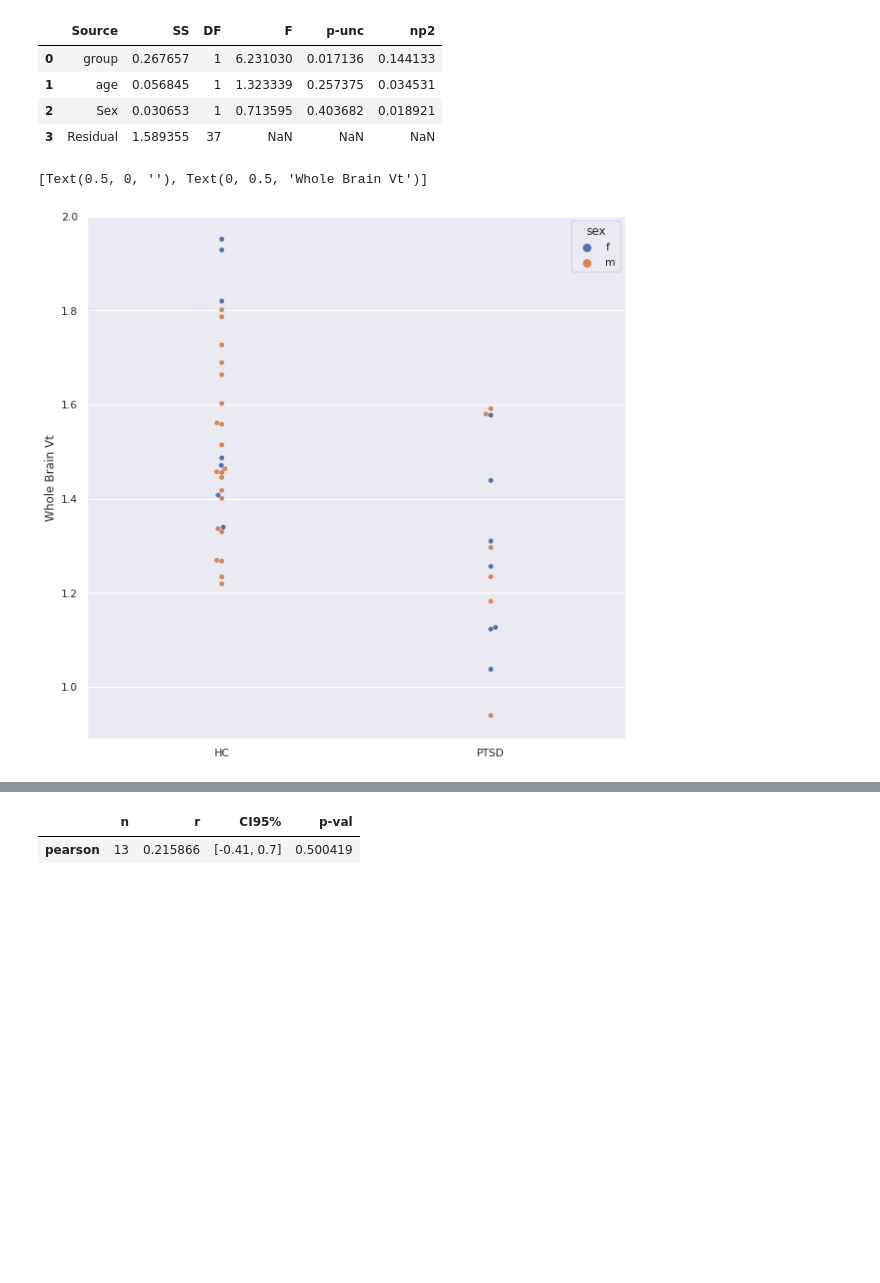
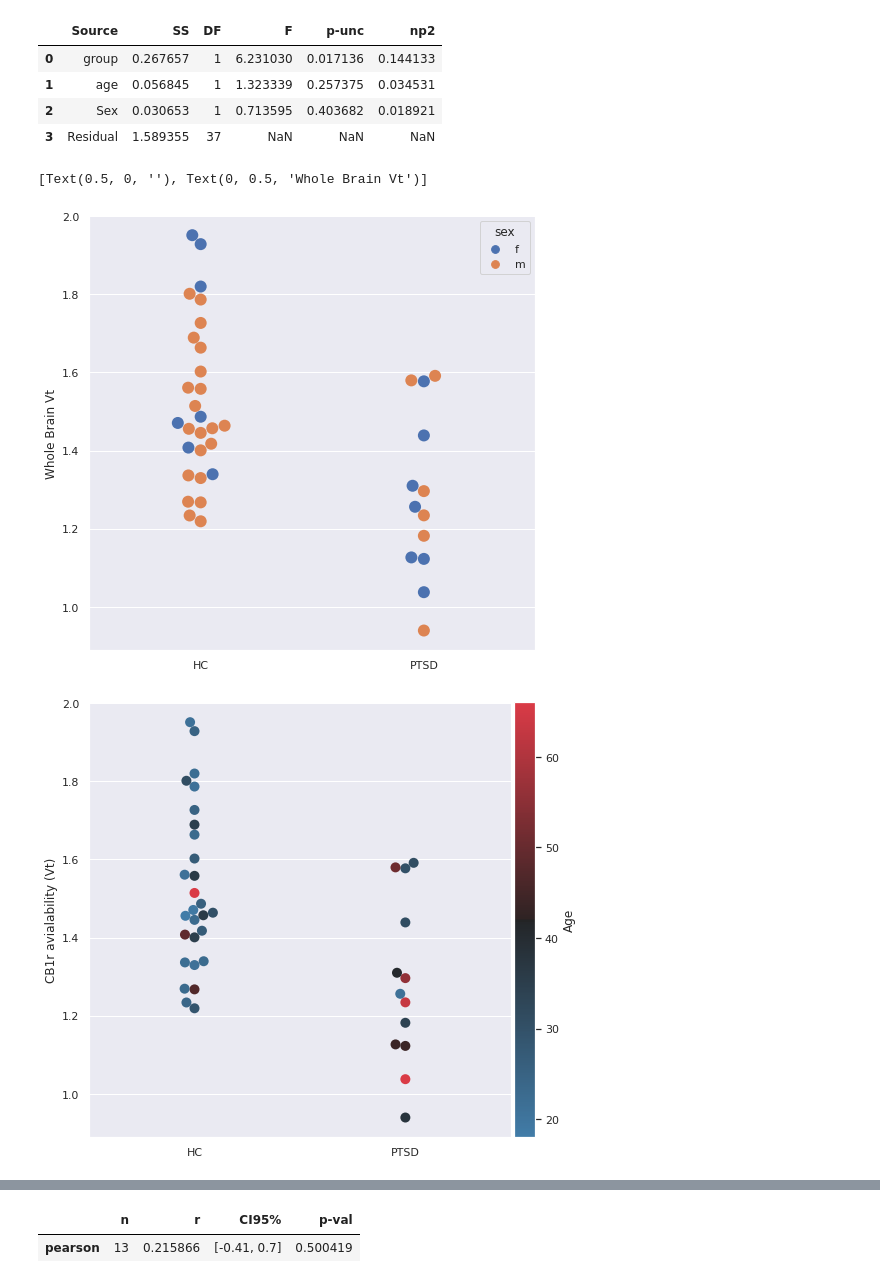
Before and after one commit to KoremNSN/CB1rPTSD, a Jupyter notebook: Whole_Brain_analysis.ipynb, the cells around one changed output, grey strips where cells are left out. Cells and saved outputs as stored; diff of their text form; code cells hidden in the pictures; blank space fills up the shorter version.

```diff
--- a/Whole_Brain_analysis.ipynb
+++ b/Whole_Brain_analysis.ipynb
@@ -146,7 +170,32 @@ pg.ancova(data=wb, dv='whole_brain', covar=['age','Sex'], between='group')
 | 2 | Sex | 0.030653 | 1 | 0.713595 | 0.403682 | 0.018921 |
 | 3 | Residual | 1.589355 | 37 | NaN | NaN | NaN |
 # %%
-sns.swarmplot(x = 'group', y = 'whole_brain', data = wb, hue="sex").set(xlabel=None, ylabel="Whole Brain Vt")
+sns.swarmplot(x = 'group', y = 'whole_brain', data = wb, hue="sex", s=12).set(xlabel=None, ylabel="Whole Brain Vt")
 # %% [output]
 [Text(0.5, 0, ''), Text(0, 0.5, 'Whole Brain Vt')]
-[figure, old version]
+[figure, new version]
+# %%
+norm = matplotlib.colors.Normalize(vmin=wb["age"].min(), vmax=wb["age"].max())
+colors = {}
+cmap = sns.diverging_palette(240, 10, as_cmap=True, center="dark")
+
+for cval in wb["age"]:
+    colors.update({cval : cmap(norm(cval))})
+# %%
+fig, ax = plt.subplots(figsize=(8,8))
+
+sns.swarmplot(x = 'group', y = 'whole_brain', data = wb, hue = 'age', ax=ax,
+              palette = colors, s=10).set(xlabel=None, ylabel="CB1r avialability (Vt)")
+
+ax.legend_.remove()
+## create colorbar ##
+divider = make_axes_locatable(plt.gca())
+ax_cb = divider.new_horizontal(size="5%", pad=0.05)
+fig.add_axes(ax_cb)
+cb1 = matplotlib.colorbar.ColorbarBase(ax_cb, cmap=cmap,
+                                norm=norm,
+                                orientation='vertical')
+cb1.set_label('Age')
+plt.show()
+# %% [output]
+[figure, added]
```
Also changed, not shown: parts of 21 cells of this notebook.
